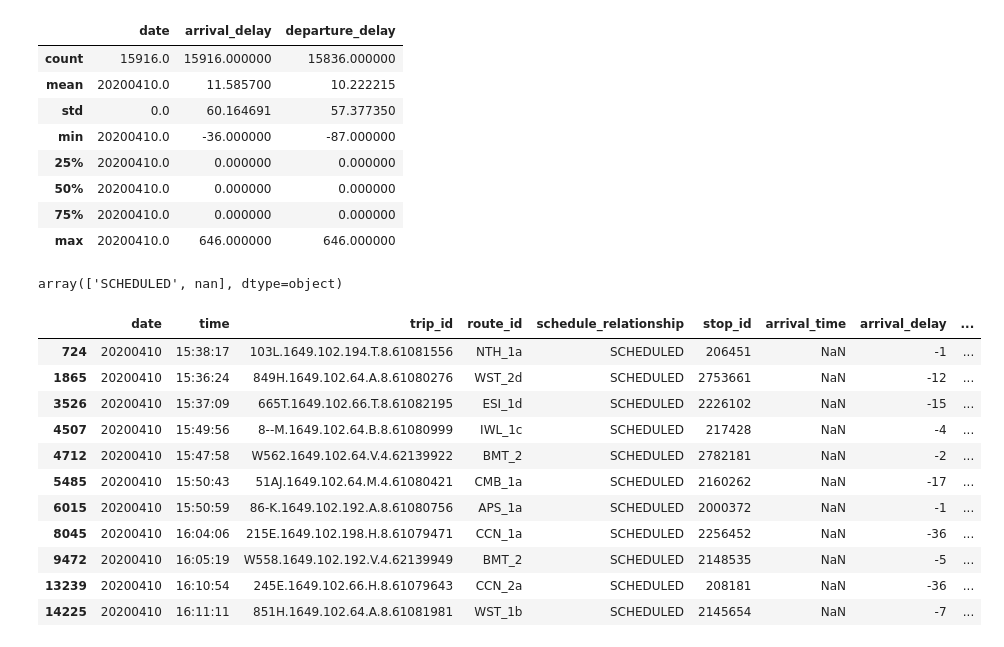
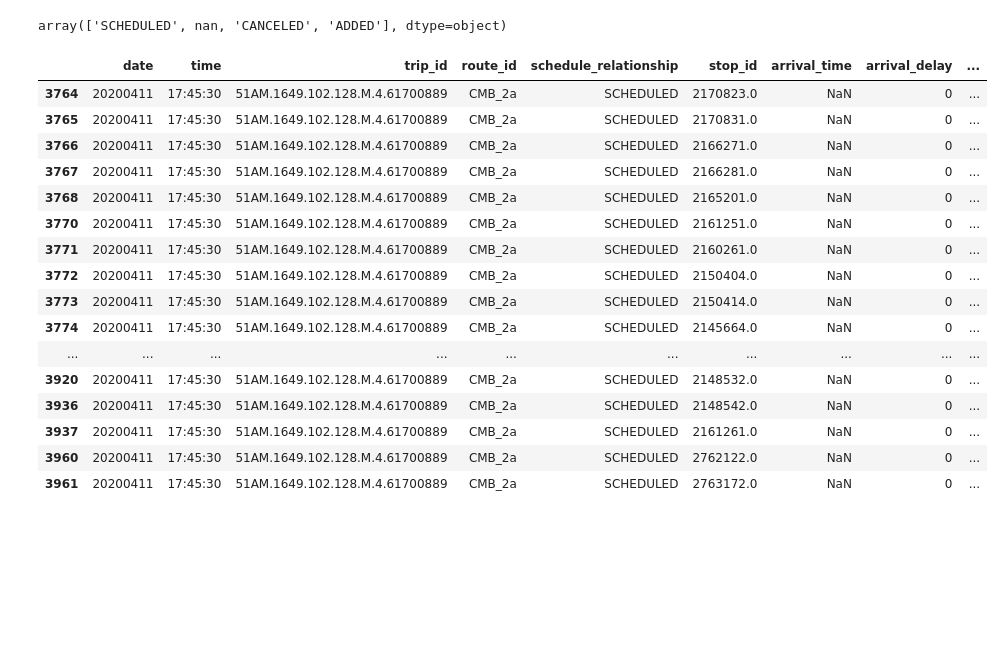
Before and after one commit to FrankieWei727/Realtime, a Jupyter notebook: dataProcess/tripUpdate/Analysts_trip_update_date.ipynb, the cells around one changed output. Cells and saved outputs as stored; diff of their text form; code cells hidden in the pictures; blank space fills up the shorter version.

```diff
--- a/dataProcess/tripUpdate/Analysts_trip_update_date.ipynb
+++ b/dataProcess/tripUpdate/Analysts_trip_update_date.ipynb
@@ -3,9 +5,12 @@ import pandas as pd
 # %%
 pd.set_option('display.max_columns', None)
+# %%
+trip_id = '51AM.1649.102.128.M.4.61700889'
+stop_id = '2166271'
 # %%
-file = pd.read_csv('trip_update_20200410.csv',dtype={'arrival_delay': str})
+file = pd.read_csv('trip_update_20200411.csv',dtype={'arrival_delay': str})
 # %%
-file = file.dropna(subset=['arrival_delay'])
-file["arrival_delay"] = pd.to_numeric(file["arrival_delay"])
+# file = file.dropna(subset=['arrival_delay'])
+# file["arrival_delay"] = pd.to_numeric(file["arrival_delay"])
 file.describe()
 # %% [output]
@@ -35,31 +26,24 @@ file.head(10)
-# %%
-file.describe()
-# %% [output]
-|  | date | arrival_delay | departure_delay |
-| count | 15916.0 | 15916.000000 | 15836.000000 |
-| mean | 20200410.0 | 11.585700 | 10.222215 |
-| std | 0.0 | 60.164691 | 57.377350 |
-| min | 20200410.0 | -36.000000 | -87.000000 |
-| 25% | 20200410.0 | 0.000000 | 0.000000 |
-| 50% | 20200410.0 | 0.000000 | 0.000000 |
-| 75% | 20200410.0 | 0.000000 | 0.000000 |
-| max | 20200410.0 | 646.000000 | 646.000000 |
 # %%
 file.schedule_relationship.unique()
 # %% [output]
-array(['SCHEDULED', nan], dtype=object)
+array(['SCHEDULED', nan, 'CANCELED', 'ADDED'], dtype=object)
 # %%
-file[file['arrival_delay'] < 0]
+file[file['trip_id'] == trip_id]
 # %% [output]
 |  | date | time | trip_id | route_id | schedule_relationship | stop_id | arrival_time | arrival_delay | ... |
-| 724 | 20200410 | 15:38:17 | 103L.1649.102.194.T.8.61081556 | NTH_1a | SCHEDULED | 206451 | NaN | -1 | ... |
-| 1865 | 20200410 | 15:36:24 | 849H.1649.102.64.A.8.61080276 | WST_2d | SCHEDULED | 2753661 | NaN | -12 | ... |
-| 3526 | 20200410 | 15:37:09 | 665T.1649.102.66.T.8.61082195 | ESI_1d | SCHEDULED | 2226102 | NaN | -15 | ... |
-| 4507 | 20200410 | 15:49:56 | 8--M.1649.102.64.B.8.61080999 | IWL_1c | SCHEDULED | 217428 | NaN | -4 | ... |
-| 4712 | 20200410 | 15:47:58 | W562.1649.102.64.V.4.62139922 | BMT_2 | SCHEDULED | 2782181 | NaN | -2 | ... |
-| 5485 | 20200410 | 15:50:43 | 51AJ.1649.102.64.M.4.61080421 | CMB_1a | SCHEDULED | 2160262 | NaN | -17 | ... |
-| 6015 | 20200410 | 15:50:59 | 86-K.1649.102.192.A.8.61080756 | APS_1a | SCHEDULED | 2000372 | NaN | -1 | ... |
-| 8045 | 20200410 | 16:04:06 | 215E.1649.102.198.H.8.61079471 | CCN_1a | SCHEDULED | 2256452 | NaN | -36 | ... |
-| 9472 | 20200410 | 16:05:19 | W558.1649.102.192.V.4.62139949 | BMT_2 | SCHEDULED | 2148535 | NaN | -5 | ... |
-| 13239 | 20200410 | 16:10:54 | 245E.1649.102.66.H.8.61079643 | CCN_2a | SCHEDULED | 208181 | NaN | -36 | ... |
-| 14225 | 20200410 | 16:11:11 | 851H.1649.102.64.A.8.61081981 | WST_1b | SCHEDULED | 2145654 | NaN | -7 | ... |
+| 3764 | 20200411 | 17:45:30 | 51AM.1649.102.128.M.4.61700889 | CMB_2a | SCHEDULED | 2170823.0 | NaN | 0 | ... |
+| 3765 | 20200411 | 17:45:30 | 51AM.1649.102.128.M.4.61700889 | CMB_2a | SCHEDULED | 2170831.0 | NaN | 0 | ... |
+| 3766 | 20200411 | 17:45:30 | 51AM.1649.102.128.M.4.61700889 | CMB_2a | SCHEDULED | 2166271.0 | NaN | 0 | ... |
+| 3767 | 20200411 | 17:45:30 | 51AM.1649.102.128.M.4.61700889 | CMB_2a | SCHEDULED | 2166281.0 | NaN | 0 | ... |
+| 3768 | 20200411 | 17:45:30 | 51AM.1649.102.128.M.4.61700889 | CMB_2a | SCHEDULED | 2165201.0 | NaN | 0 | ... |
+| 3770 | 20200411 | 17:45:30 | 51AM.1649.102.128.M.4.61700889 | CMB_2a | SCHEDULED | 2161251.0 | NaN | 0 | ... |
+| 3771 | 20200411 | 17:45:30 | 51AM.1649.102.128.M.4.61700889 | CMB_2a | SCHEDULED | 2160261.0 | NaN | 0 | ... |
+| 3772 | 20200411 | 17:45:30 | 51AM.1649.102.128.M.4.61700889 | CMB_2a | SCHEDULED | 2150404.0 | NaN | 0 | ... |
+| 3773 | 20200411 | 17:45:30 | 51AM.1649.102.128.M.4.61700889 | CMB_2a | SCHEDULED | 2150414.0 | NaN | 0 | ... |
+| 3774 | 20200411 | 17:45:30 | 51AM.1649.102.128.M.4.61700889 | CMB_2a | SCHEDULED | 2145664.0 | NaN | 0 | ... |
+| ... | ... | ... | ... | ... | ... | ... | ... | ... | ... |
+| 3920 | 20200411 | 17:45:30 | 51AM.1649.102.128.M.4.61700889 | CMB_2a | SCHEDULED | 2148532.0 | NaN | 0 | ... |
+| 3936 | 20200411 | 17:45:30 | 51AM.1649.102.128.M.4.61700889 | CMB_2a | SCHEDULED | 2148542.0 | NaN | 0 | ... |
+| 3937 | 20200411 | 17:45:30 | 51AM.1649.102.128.M.4.61700889 | CMB_2a | SCHEDULED | 2161261.0 | NaN | 0 | ... |
+| 3960 | 20200411 | 17:45:30 | 51AM.1649.102.128.M.4.61700889 | CMB_2a | SCHEDULED | 2762122.0 | NaN | 0 | ... |
+| 3961 | 20200411 | 17:45:30 | 51AM.1649.102.128.M.4.61700889 | CMB_2a | SCHEDULED | 2763172.0 | NaN | 0 | ... |
```
Also changed, not shown: parts of 14 cells of this notebook, 14 other files.
